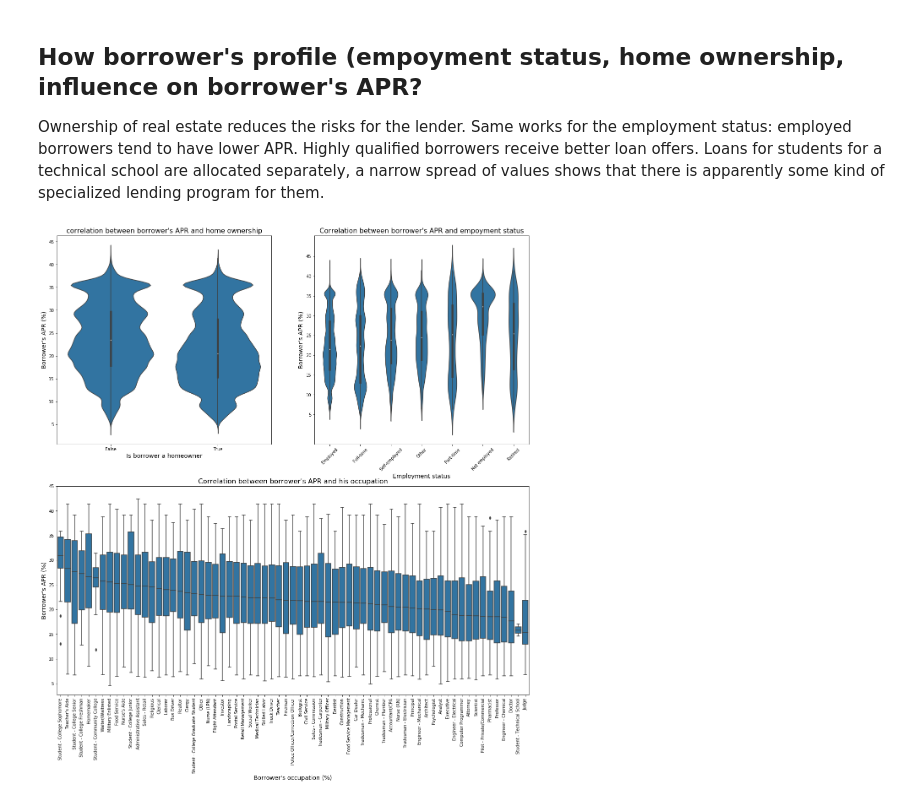
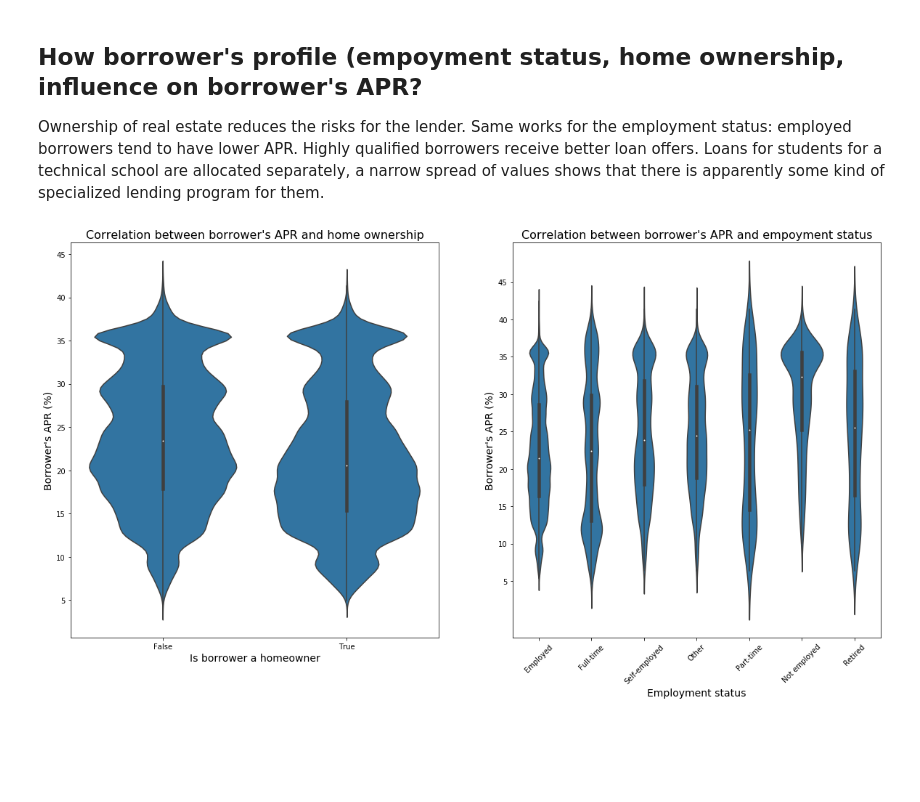
Before and after one commit to Zmienko/Prosper-Loan-Data-Exploration, a Jupyter notebook: Prosper_Loan_Part_II_slide_deck.ipynb, the cells around one changed output. Saved outputs shown, nothing was run; the diff lists cells and outputs as text; code cells hidden in the pictures; blank space fills up the shorter version.

```diff
--- a/Prosper_Loan_Part_II_slide_deck.ipynb
+++ b/Prosper_Loan_Part_II_slide_deck.ipynb
@@ -29,6 +29,12 @@ warnings.simplefilter("ignore")
 
 # Set up the color palette to use
 base_color = sns.color_palette()[0]
+
+# Create function for labeling plots
+def x_y_t(x_label, y_label, title):
+    plt.title(title, fontsize=16)
+    plt.xlabel(x_label, fontsize=14)
+    plt.ylabel(y_label, fontsize=14)
 # %%
 # load in the dataset into a pandas dataframe
 df_origin = pd.read_csv('prosperLoanData.csv')
@@ -208,35 +201,20 @@ plt.yticks([0.05, 0.1, 0.15, 0.2, 0.25, 0.3, 0.35, 0.4, 0.45],
 
 Ownership of real estate reduces the risks for the lender. Same works for the employment status: employed borrowers tend to have lower APR. Highly qualified borrowers receive better loan offers. Loans for students for a technical school are allocated separately, a narrow spread of values shows that there is apparently some kind of specialized lending program for them.
 # %%
-plt.figure(figsize = [20, 20])
-gs = gridspec.GridSpec(2, 2)
+plt.figure(figsize = [20, 10])
 
 # plot the correlation between borrower's APR and empoyment status
-plt.subplot(gs[0, 0])
+plt.subplot(1, 2, 1)
 sns.violinplot(data = df, x='IsBorrowerHomeowner', y='BorrowerAPR', color=base_color)
-plt.xlabel('Is borrower a homeowner', fontsize=14)
-plt.ylabel("Borrower's APR (%)", fontsize=14)
+x_y_t('Is borrower a homeowner', "Borrower's APR (%)", "Correlation between borrower's APR and home ownership")
+plt.yticks([0.05, 0.1, 0.15, 0.2, 0.25, 0.3, 0.35, 0.4, 0.45],
+           ['5', '10', '15', '20', '25', '30', '35', '40', '45']);
+
+plt.subplot(1, 2, 2)
+sns.violinplot(data = df, x='EmploymentStatus', y='BorrowerAPR', color=base_color)
+x_y_t('Employment status', "Borrower's APR (%)", "Correlation between borrower's APR and empoyment status")
 plt.yticks([0.05, 0.1, 0.15, 0.2, 0.25, 0.3, 0.35, 0.4, 0.45],
            ['5', '10', '15', '20', '25', '30', '35', '40', '45'])
-plt.title("correlation between borrower's APR and home ownership", fontsize=16);
-
-plt.subplot(gs[0, 1])
-sns.violinplot(data = df, x='EmploymentStatus', y='BorrowerAPR', color=base_color)
-plt.xlabel('Employment status', fontsize=14)
-plt.ylabel("Borrower's APR (%)", fontsize=14)
-plt.yticks([0.05, 0.1, 0.15, 0.2, 0.25, 0.3, 0.35, 0.4, 0.45],
-           ['5', '10', '15', '20', '25', '30', '35', '40', '45'])
-plt.xticks(rotation = 45)
-plt.title("Correlation between borrower's APR and empoyment status", fontsize=16);
-
-plt.subplot(gs[1, :])
-listing_category_order = df.groupby('Occupation')['BorrowerAPR'].median().sort_values(ascending = False).index
-sns.boxplot(data = df, y = 'BorrowerAPR', x = 'Occupation', color = base_color, order=listing_category_order)
-plt.xlabel("Borrower's occupation (%)", fontsize=14)
-plt.ylabel("Borrower's APR (%)", fontsize=14)
-plt.yticks([0.05, 0.1, 0.15, 0.2, 0.25, 0.3, 0.35, 0.4, 0.45],
-           ['5', '10', '15', '20', '25', '30', '35', '40', '45'])
-plt.xticks(rotation = 90)
-plt.title("Correlation between borrower's APR and his occupation", fontsize=16);
+plt.xticks(rotation = 45);
 # %% [output]
-[figure, old version]
+[figure, new version]
```
Also changed, not shown: parts of 9 cells of this notebook, 3 other files.
